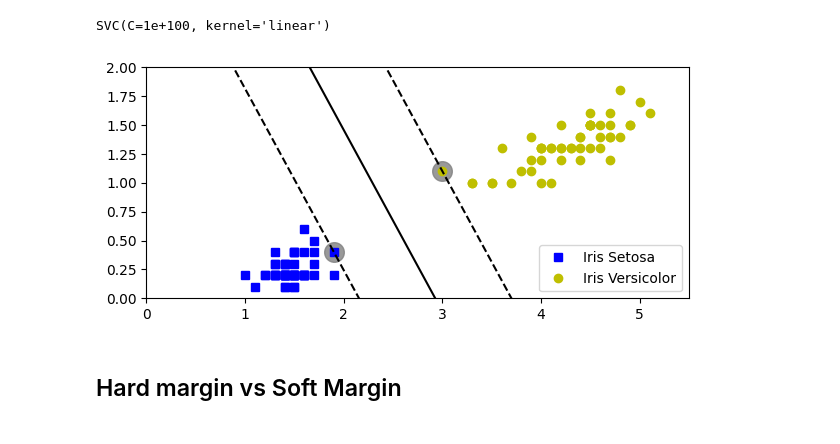
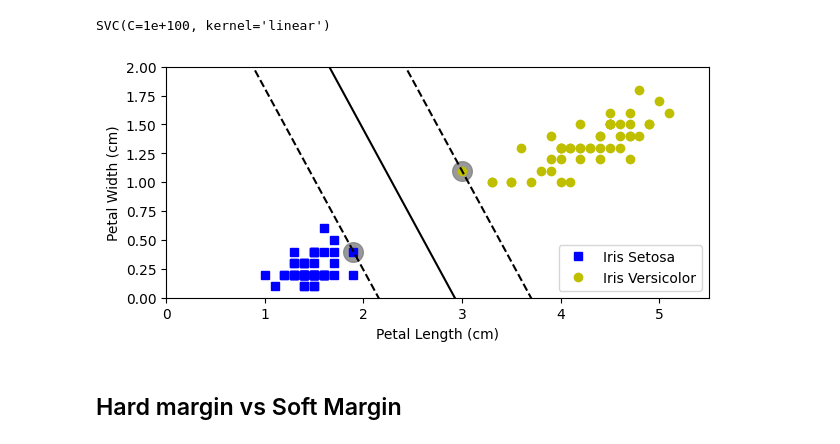
Before and after one commit to Zane-dev16/Support-Vector-Machines, a Jupyter notebook: notebooks/SVMs.ipynb, the cells around one changed output. Cells and saved outputs as stored; diff of their text form; code cells hidden in the pictures.

```diff
--- a/notebooks/SVMs.ipynb
+++ b/notebooks/SVMs.ipynb
@@ -105,11 +105,13 @@ def plt_svc(svm_clf):
 # %%
 plt.figure(figsize=(7, 3))
 plt.plot(X["petal length (cm)"][y==0], X["petal width (cm)"][y==0], "bs", label="Iris Setosa")
 plt.plot(X["petal length (cm)"][y==1], X["petal width (cm)"][y==1], "yo", label="Iris Versicolor")
+plt.xlabel("Petal Length (cm)")
+plt.ylabel("Petal Width (cm)")
 plt_svc(svm_clf)
 plt.show()
 # %% [output]
-[figure, old version]
+[figure, new version]
 # %% [markdown]
 ## Hard margin vs Soft Margin
 # %%
```
Also changed, not shown: parts of 1 cell of this notebook.
